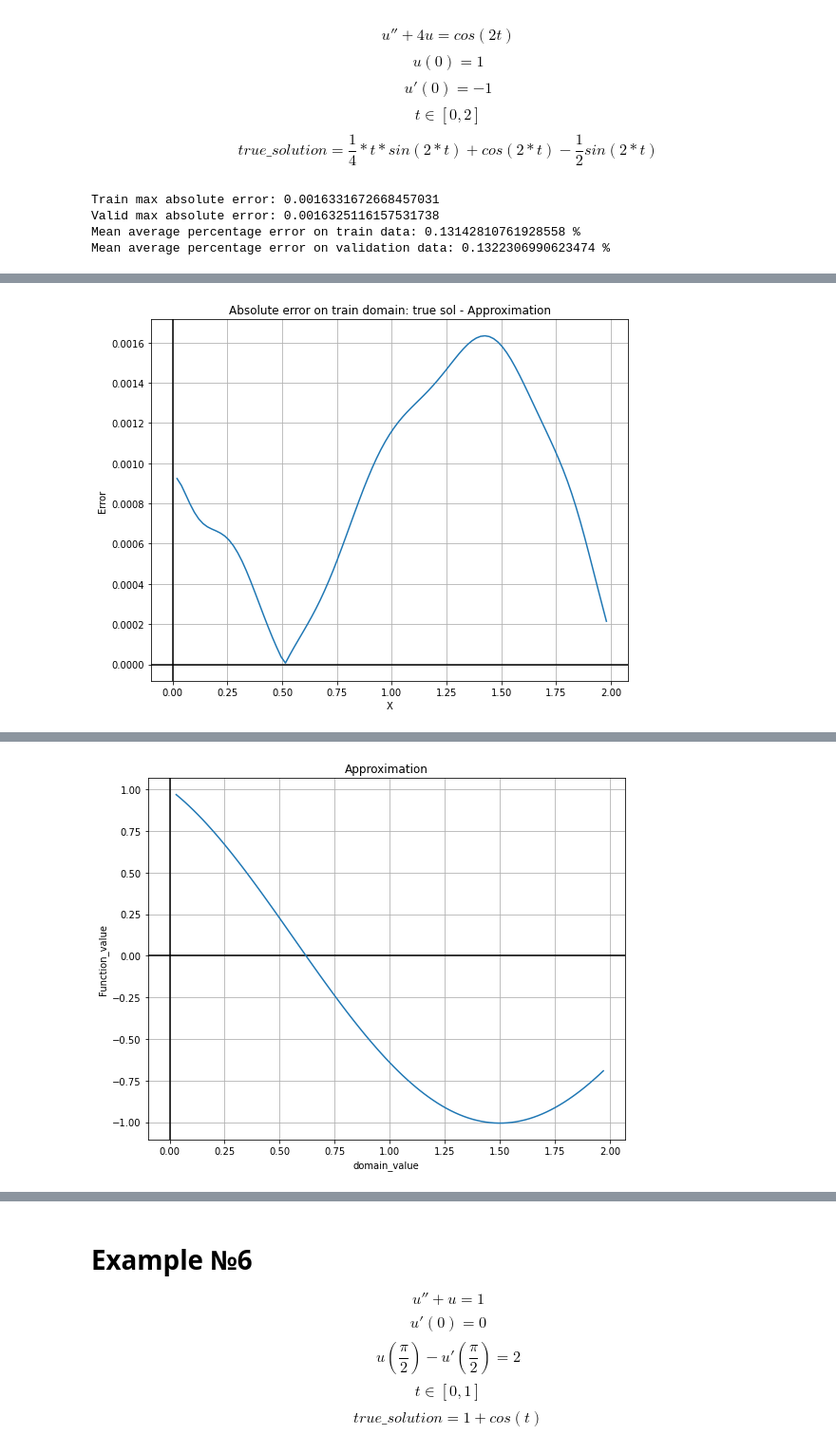
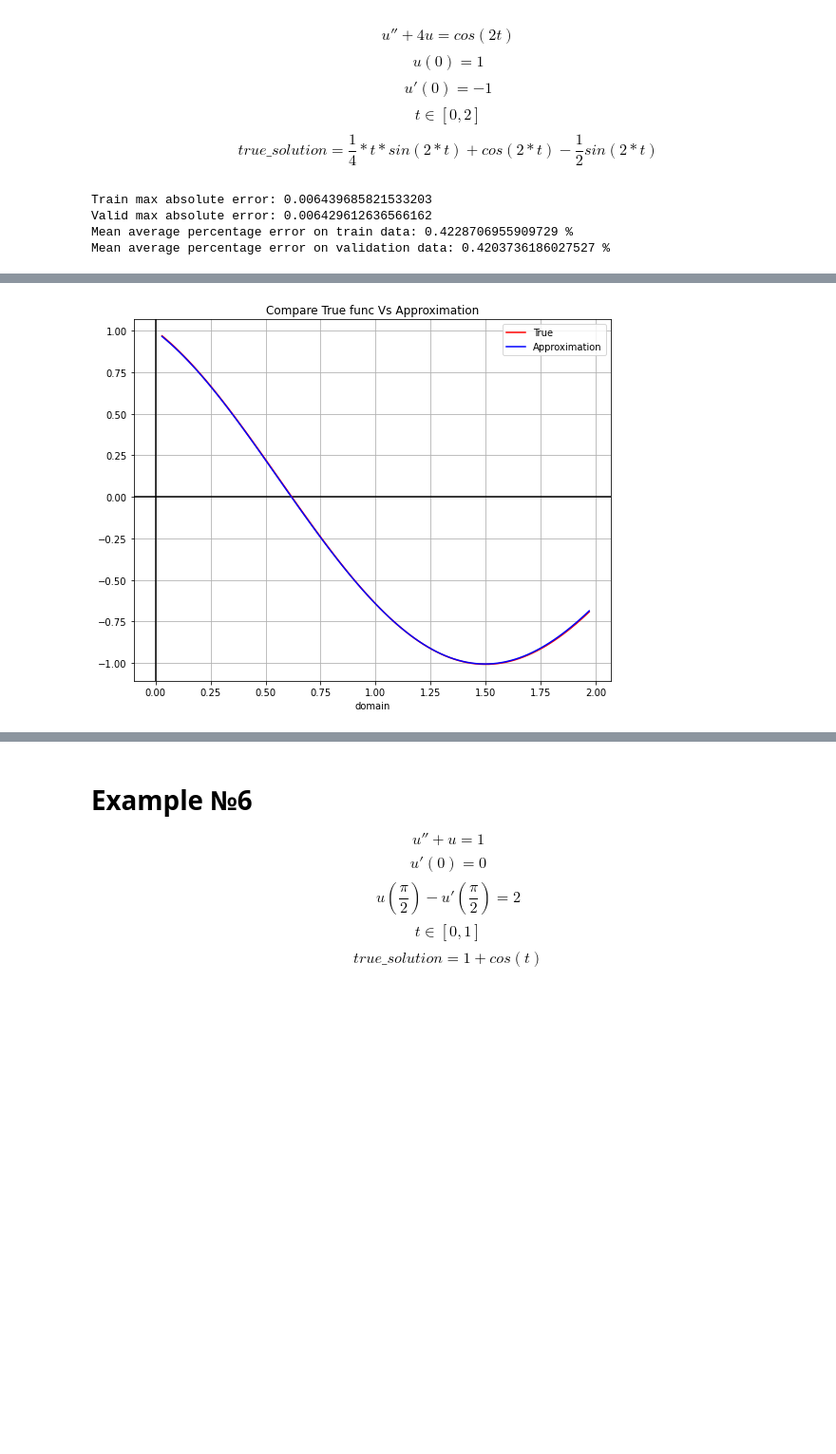
Before and after one commit to Ilshat-Akhmetov/NN_Solver_for_Diff_and_Inegral_Eqs, a Jupyter notebook: JupyterPresentations/NN_Solve_for_ODE_Presentation.ipynb, the cells around one changed output, grey strips where cells are left out. Shown at 95% size. Drawn from its saved outputs; the diff is of its cells as text; code cells hidden in the pictures; blank space fills up the shorter version.

```diff
--- a/JupyterPresentations/NN_Solve_for_ODE_Presentation.ipynb
+++ b/JupyterPresentations/NN_Solve_for_ODE_Presentation.ipynb
@@ -172,13 +227,14 @@ second_init_cond = OnePointInitialCondition(left_bound, second_init_cond_res)
 
 boundary_conditions = [first_init_cond, second_init_cond]
 true_solution = lambda x: 1/4 * x * torch.sin(2*x) + torch.cos(2*x) - 1/2 * torch.sin(2*x)
-nn_ode_solver = TrainerForNNEquationSolver(main_eq, boundary_conditions)
+n_epochs = 20
+nn_ode_solver = TrainerForNNEquationSolver(main_eq, boundary_conditions, n_epochs)
 loss_train, loss_valid, nn_model = nn_ode_solver.fit()
 # %%
-report = ReportMaker(true_solution, nn_model, main_eq, loss_train, loss_valid, main_domain)
+report = ReportMaker(true_solution, nn_model, main_eq, loss_train, loss_valid, main_domain, num_epochs=n_epochs)
 report.make_report()
 # %% [output]
-Train max absolute error: 0.0016331672668457031
-Valid max absolute error: 0.0016325116157531738
-Mean average percentage error on train data: 0.13142810761928558 %
-Mean average percentage error on validation data: 0.1322306990623474 %
+Train max absolute error: 0.006439685821533203
+Valid max absolute error: 0.006429612636566162
+Mean average percentage error on train data: 0.4228706955909729 %
+Mean average percentage error on validation data: 0.4203736186027527 %
@@ -186 +242 @@ Mean average percentage error on validation data: 0.1322306990623474 %
-[figure, old version]
+[figure, new version]
@@ -188 +243,0 @@ Mean average percentage error on validation data: 0.1322306990623474 %
-[figure, removed]
```
Also changed, not shown: parts of 43 cells of this notebook, 6 other files.
